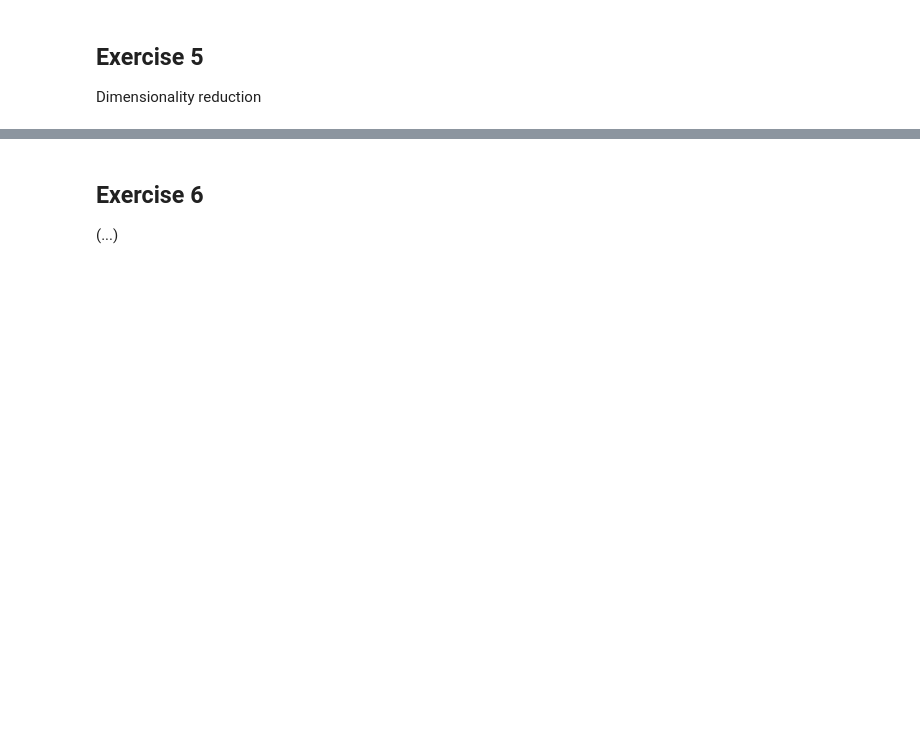
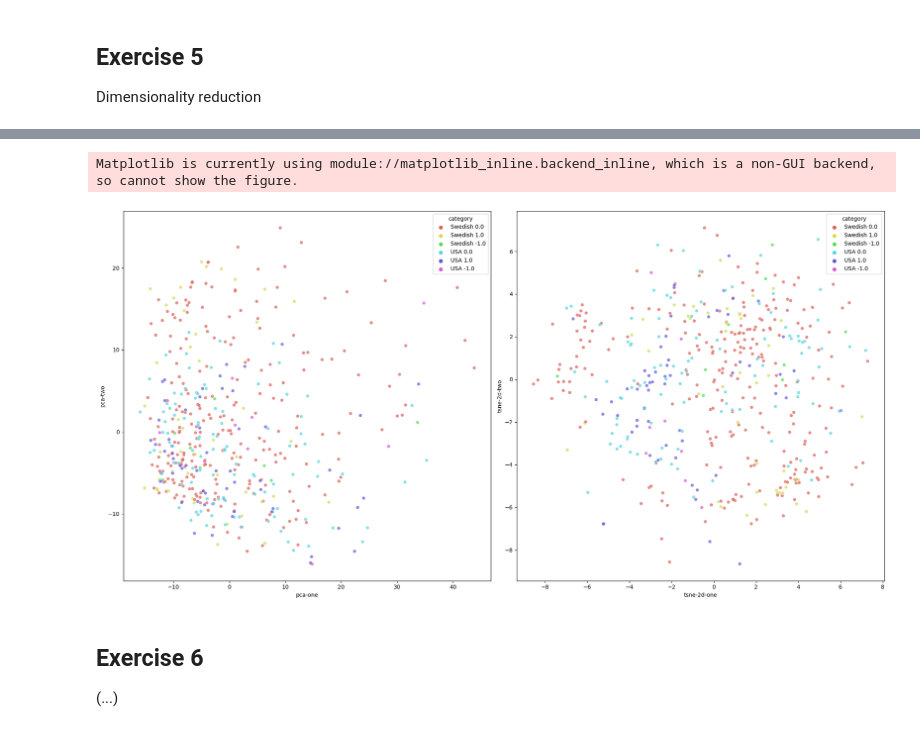
Before and after one commit to cassolseba/data-visualization-lab, a Jupyter notebook: past_exams/2022.02.14_dvl/2022.02.14_try/2022.02.14_try.ipynb, the cells around one changed output, grey strips where cells are left out. Cells and saved outputs as stored; diff of their text form; code cells hidden in the pictures; blank space fills up the shorter version.

```diff
--- a/past_exams/2022.02.14_dvl/2022.02.14_try/2022.02.14_try.ipynb
+++ b/past_exams/2022.02.14_dvl/2022.02.14_try/2022.02.14_try.ipynb
@@ -168,3 +549,33 @@ plt.show()
+# %%
+# print back-to-back PCA and t-SNE
+
+fig, (ax1, ax2) = plt.subplots(1, 2, figsize=(20, 10))
+
+sns.scatterplot(
+    x="pca-one", y="pca-two",
+    hue='category',
+    palette=sns.color_palette("hls", 6),
+    data=transposed_setlur,
+    legend="full",
+    alpha=0.7,
+    ax=ax1
+)
+
+sns.scatterplot(
+    x="tsne-2d-one", y="tsne-2d-two",
+    hue='category',
+    palette=sns.color_palette("hls", 6),
+    data=transposed_setlur,
+    legend="full",
+    alpha=0.7,
+    ax=ax2
+)
+
+fig.tight_layout()
+fig.show()
+# %% [output]
+Matplotlib is currently using module://matplotlib_inline.backend_inline, which is a non-GUI backend, so cannot show the figure.
+[figure, added]
 # %% [markdown]
 ## Exercise 6
 (...)
```
Also changed, not shown: parts of 19 cells of this notebook.
